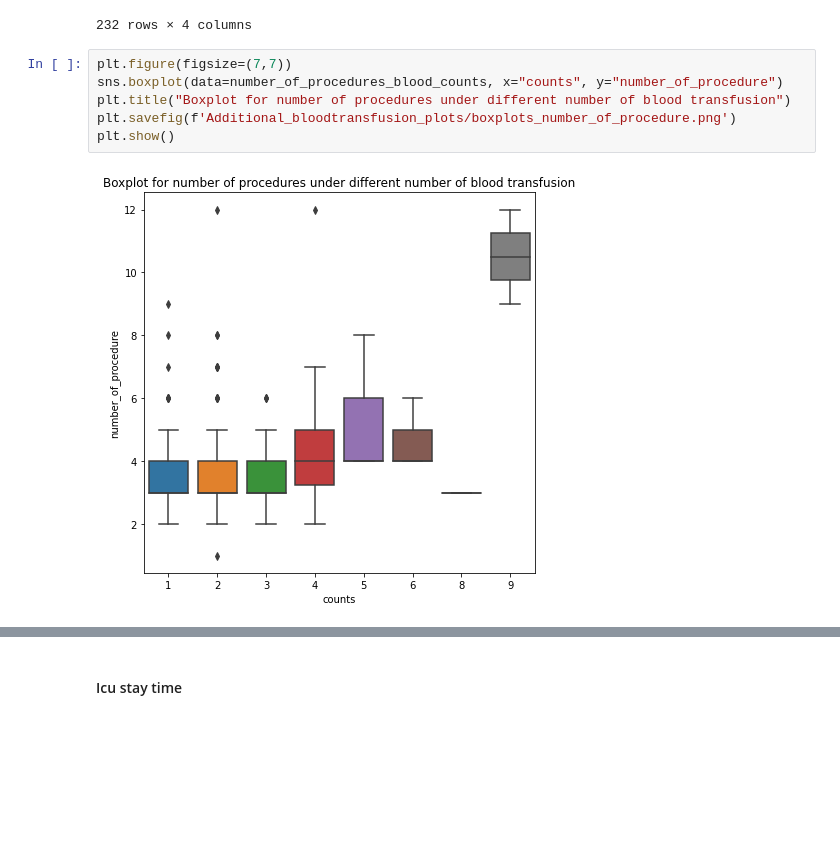
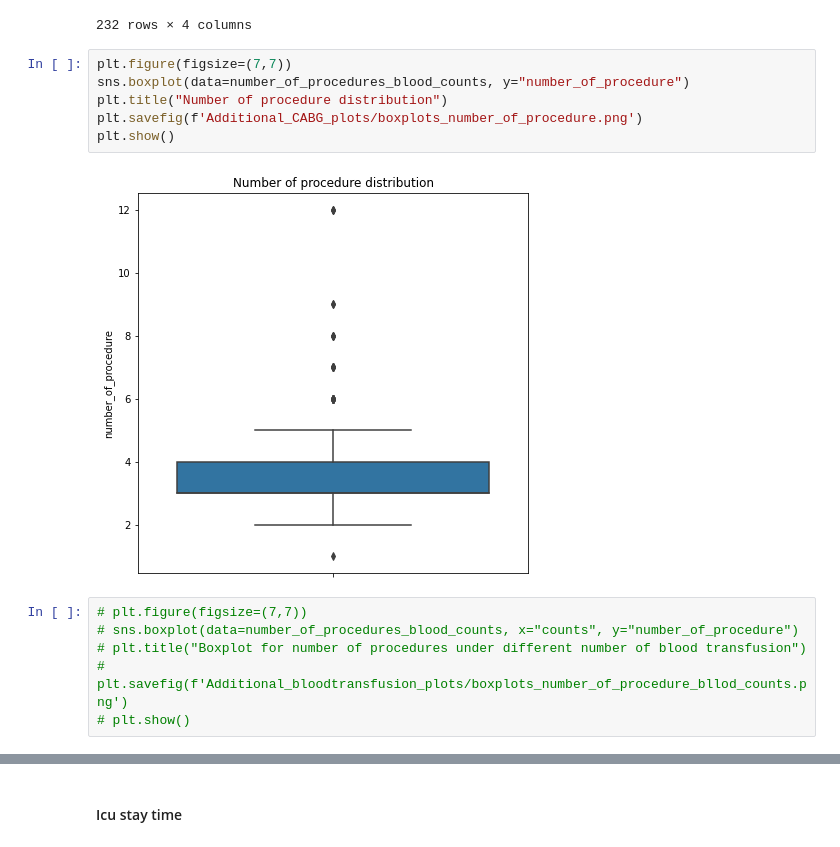
Before and after one commit to lily214754/MIMIC, a Jupyter notebook: EDA/EDA整理.ipynb, the cells around one changed output, grey strips where cells are left out. Saved outputs shown, nothing was run; the diff lists cells and outputs as text; blank space fills up the shorter version.

```diff
--- a/EDA/EDA整理.ipynb
+++ b/EDA/EDA整理.ipynb
@@ -840,14 +840,20 @@ number_of_procedures_blood_counts
 | 230 | 29949404 | 3 | M | 2 |
 | 231 | 29964086 | 3 | M | 2 |
 232 rows × 4 columns
+# %%
+plt.figure(figsize=(7,7))
+sns.boxplot(data=number_of_procedures_blood_counts, y="number_of_procedure")
+plt.title("Number of procedure distribution")
+plt.savefig(f'Additional_CABG_plots/boxplots_number_of_procedure.png')
+plt.show()
+# %% [output]
+[figure, added]
 # %%
-plt.figure(figsize=(7,7))
-sns.boxplot(data=number_of_procedures_blood_counts, x="counts", y="number_of_procedure")
-plt.title("Boxplot for number of procedures under different number of blood transfusion")
-plt.savefig(f'Additional_bloodtransfusion_plots/boxplots_number_of_procedure.png')
-plt.show()
+# plt.figure(figsize=(7,7))
+# sns.boxplot(data=number_of_procedures_blood_counts, x="counts", y="number_of_procedure")
+# plt.title("Boxplot for number of procedures under different number of blood transfusion")
+# plt.savefig(f'Additional_bloodtransfusion_plots/boxplots_number_of_procedure_bllod_counts.png')
+# plt.show()
-# %% [output]
-[figure, removed]
 # %%
 plt.figure(figsize=(20,7))
 sns.boxplot(data=number_of_procedures_blood_counts, x="number_of_procedure", y="counts")
```
Also changed, not shown: parts of 7 cells of this notebook, 8 other files.
